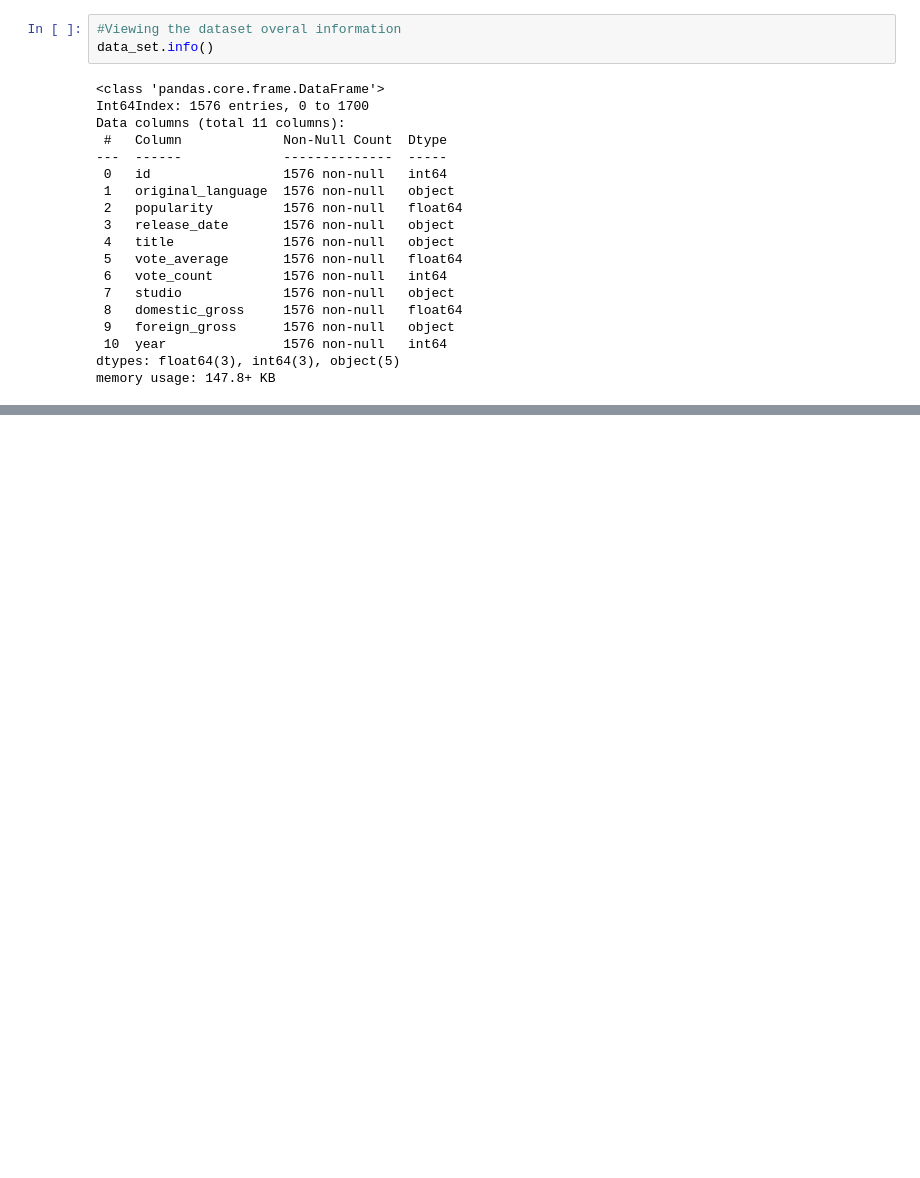
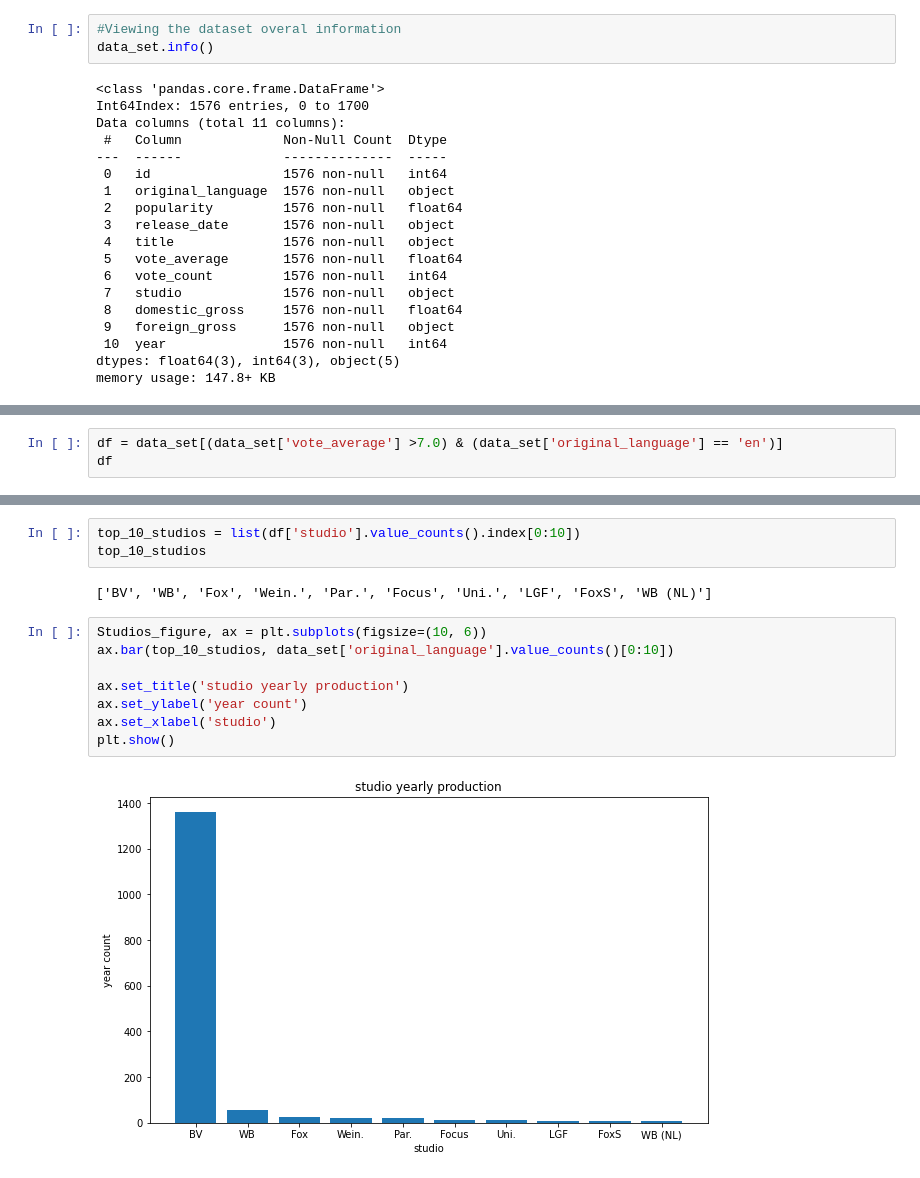
Before and after one commit to eltonmwema/Python-Pandas-EDA, a Jupyter notebook: student.ipynb, the cells around one changed output, grey strips where cells are left out. Cells and saved outputs as stored; diff of their text form; blank space fills up the shorter version.

```diff
--- a/student.ipynb
+++ b/student.ipynb
@@ -403,0 +377,3 @@ Name: original_language, dtype: int64
+# %%
+df = data_set[(data_set['vote_average'] >7.0) & (data_set['original_language'] == 'en')]
+df
@@ -403,0 +394,15 @@ Name: original_language, dtype: int64
+# %%
+top_10_studios = list(df['studio'].value_counts().index[0:10])
+top_10_studios
+# %% [output]
+['BV', 'WB', 'Fox', 'Wein.', 'Par.', 'Focus', 'Uni.', 'LGF', 'FoxS', 'WB (NL)']
+# %%
+Studios_figure, ax = plt.subplots(figsize=(10, 6))
+ax.bar(top_10_studios, data_set['original_language'].value_counts()[0:10])
+
+ax.set_title('studio yearly production')
+ax.set_ylabel('year count')
+ax.set_xlabel('studio')
+plt.show()
+# %% [output]
+[figure, added]
```
Also changed, not shown: parts of 4 cells of this notebook.
